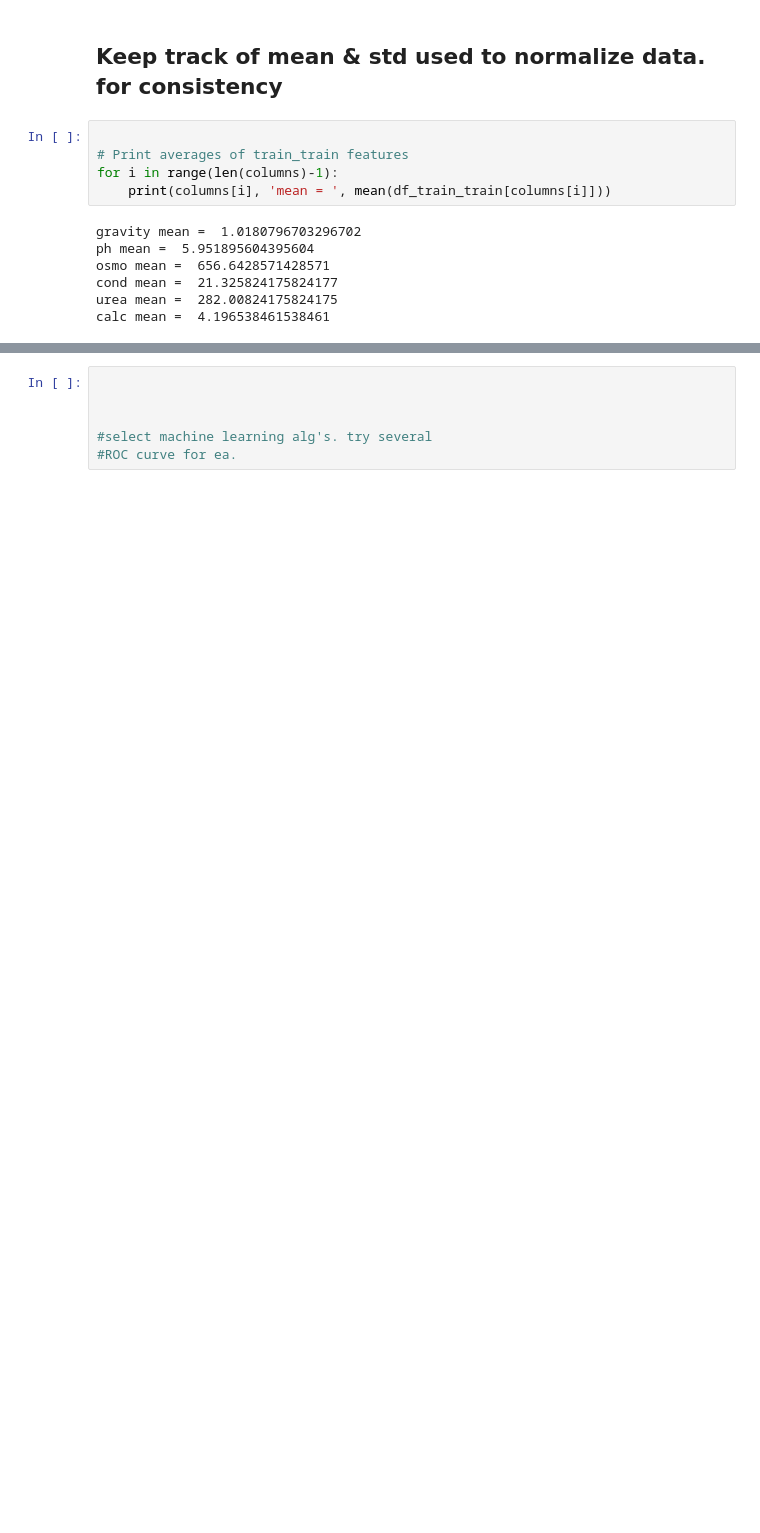
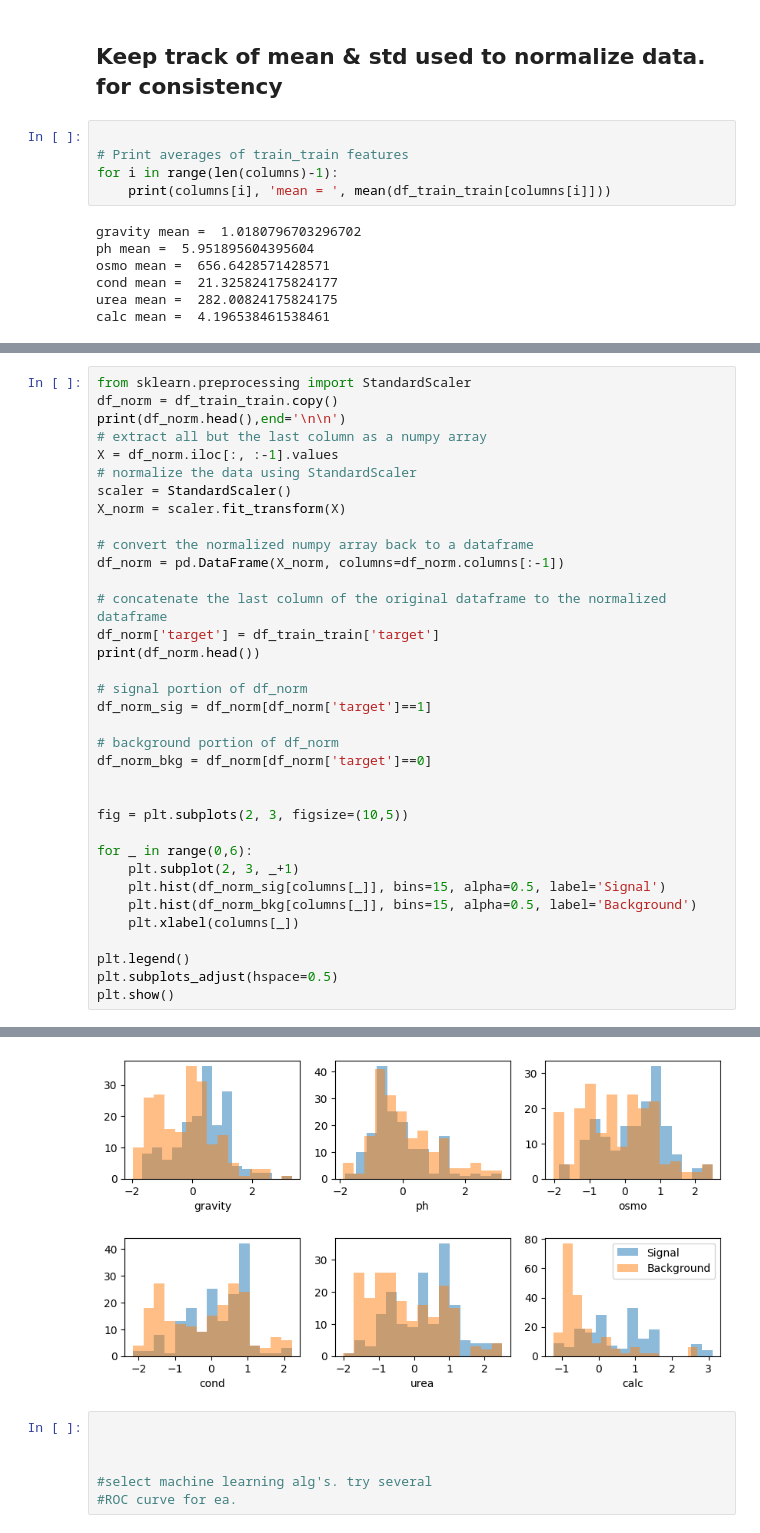
Before and after one commit to reese-quinto/DATA3402.Spring23, a Jupyter notebook: Kaggle/KC_sandbox01.ipynb, the cells around one changed output, grey strips where cells are left out. Cells and saved outputs as stored; diff of their text form; blank space fills up the shorter version.

Commit message:
KC preprocessing c/w

```diff
--- a/Kaggle/KC_sandbox01.ipynb
+++ b/Kaggle/KC_sandbox01.ipynb
@@ -156,0 +243,36 @@ calc mean =  4.196538461538461
+# %%
+from sklearn.preprocessing import StandardScaler
+df_norm = df_train_train.copy()
+print(df_norm.head(),end='\n\n')
+# extract all but the last column as a numpy array
+X = df_norm.iloc[:, :-1].values
+# normalize the data using StandardScaler
+scaler = StandardScaler()
+X_norm = scaler.fit_transform(X)
+
+# convert the normalized numpy array back to a dataframe
+df_norm = pd.DataFrame(X_norm, columns=df_norm.columns[:-1])
+
+# concatenate the last column of the original dataframe to the normalized dataframe
+df_norm['target'] = df_train_train['target']
+print(df_norm.head())
+
+# signal portion of df_norm
+df_norm_sig = df_norm[df_norm['target']==1]
+
+# background portion of df_norm
+df_norm_bkg = df_norm[df_norm['target']==0]
+
+
+fig = plt.subplots(2, 3, figsize=(10,5))
+
+for _ in range(0,6):
+    plt.subplot(2, 3, _+1)
+    plt.hist(df_norm_sig[columns[_]], bins=15, alpha=0.5, label='Signal')
+    plt.hist(df_norm_bkg[columns[_]], bins=15, alpha=0.5, label='Background')
+    plt.xlabel(columns[_])
+
+plt.legend()
+plt.subplots_adjust(hspace=0.5)
+plt.show()
+# %% [output]
@@ -157,3 +292,4 @@ calc mean =  4.196538461538461
+[figure, added]
 # %%
 
 
```
Also changed, not shown: parts of 10 cells of this notebook, 1 other file.
